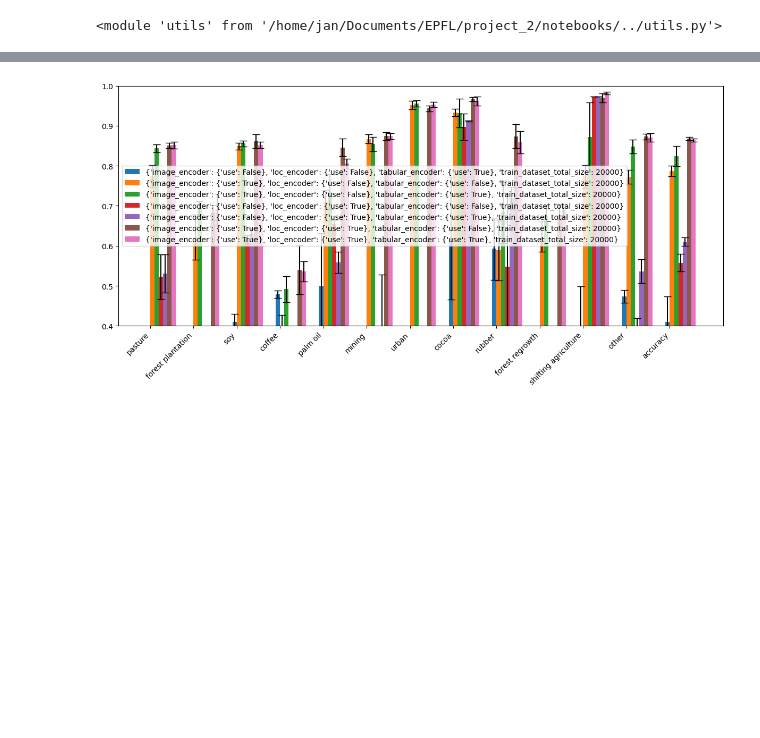
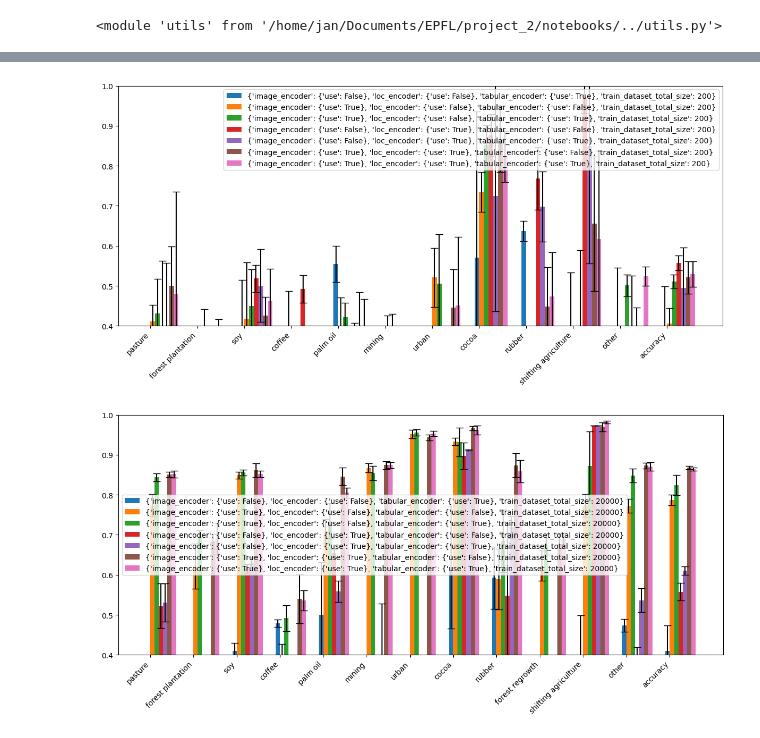
Before and after one commit to janpisl/location-encoding, a Jupyter notebook: notebooks/wandb-eval-on-test-refactor.ipynb, the cells around one changed output, grey strips where cells are left out. Saved outputs shown, nothing was run; the diff lists cells and outputs as text; code cells hidden in the pictures; blank space fills up the shorter version.

```diff
--- a/notebooks/wandb-eval-on-test-refactor.ipynb
+++ b/notebooks/wandb-eval-on-test-refactor.ipynb
@@ -376,3 +418,7 @@ def plot_metrics(metrics, metric='accuracy', ylim=(0.2, 1.2) ):
+# %%
+plot_metrics(models_200_dst, ylim=(0.4, 1))
+# %% [output]
+[figure, added]
 # %%
 plot_metrics(models_20000_dst, ylim=(0.4, 1))
 # %% [output]
```
Also changed, not shown: parts of 53 cells of this notebook, 23 other files.
